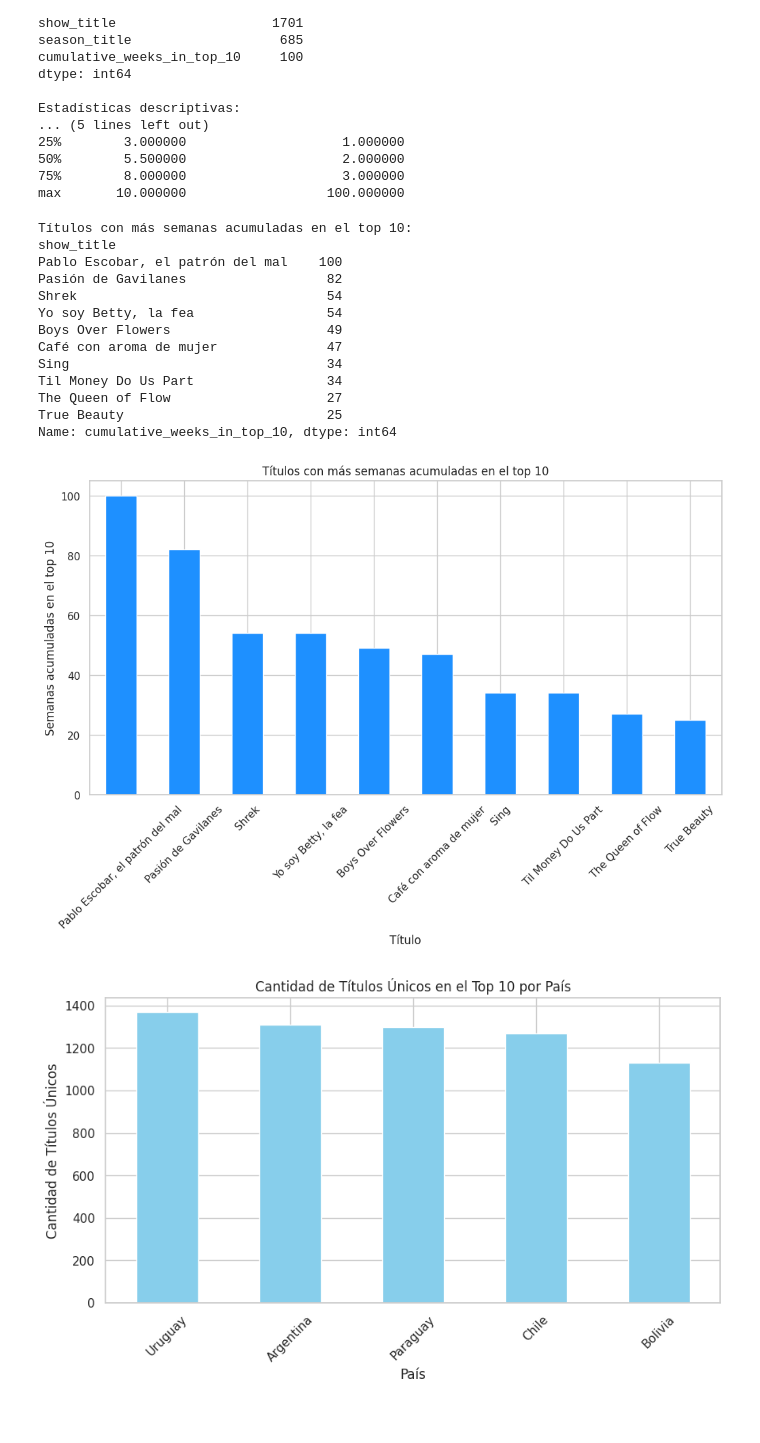
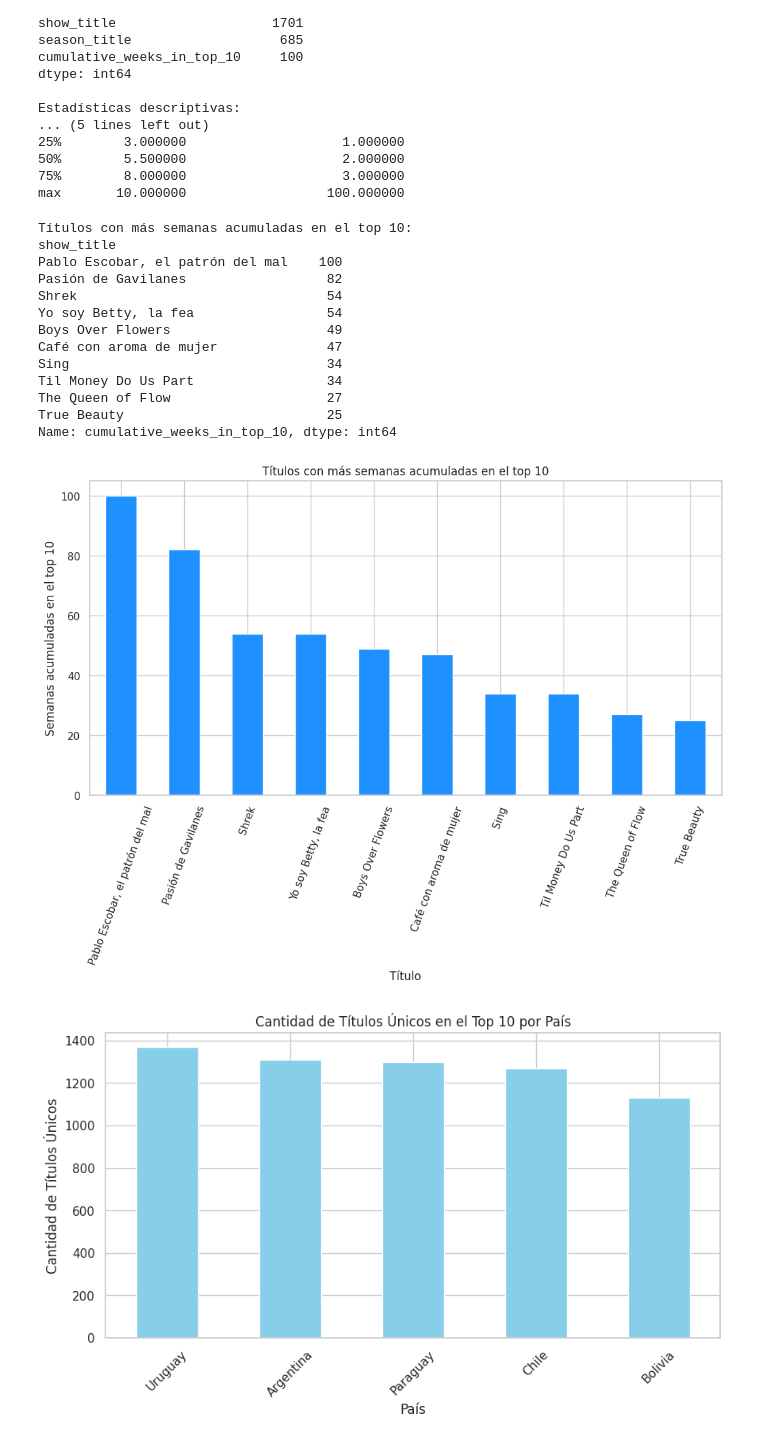
Before and after one commit to CristianAyala/infovis, a Jupyter notebook: TP_FINAL_AYALA_COCA_NETFLIX_ITBA_VISUALIZACION_DE_LA_INFORMACION_V2.ipynb, the cells around one changed output. Cells and saved outputs as stored; diff of their text form; code cells hidden in the pictures.

```diff
--- a/TP_FINAL_AYALA_COCA_NETFLIX_ITBA_VISUALIZACION_DE_LA_INFORMACION_V2.ipynb
+++ b/TP_FINAL_AYALA_COCA_NETFLIX_ITBA_VISUALIZACION_DE_LA_INFORMACION_V2.ipynb
@@ -101,33 +101,33 @@ max       10.000000                  100.000000
 # %%
 # @title
 # Análisis de popularidad de títulos (semanas en el top 10)
 top_titles = df.groupby('show_title')['cumulative_weeks_in_top_10'].max().sort_values(ascending=False).head(10)
 print("\nTítulos con más semanas acumuladas en el top 10:")
 print(top_titles)
 
 # Gráfico de barras de los títulos más populares por semanas acumuladas en el top 10
 plt.figure(figsize=(12, 6))
 top_titles.plot(kind='bar', color='dodgerblue')
 plt.title('Títulos con más semanas acumuladas en el top 10')
 plt.xlabel('Título')
 plt.ylabel('Semanas acumuladas en el top 10')
-plt.xticks(rotation=45)
+plt.xticks(rotation=70)
 plt.show()
 # %% [output]
 Títulos con más semanas acumuladas en el top 10:
 show_title
 Pablo Escobar, el patrón del mal    100
 Pasión de Gavilanes                  82
 Shrek                                54
 Yo soy Betty, la fea                 54
 Boys Over Flowers                    49
 Café con aroma de mujer              47
 Sing                                 34
 Til Money Do Us Part                 34
 The Queen of Flow                    27
 True Beauty                          25
 Name: cumulative_weeks_in_top_10, dtype: int64
-[figure, old version]
+[figure, new version]
 # %%
 # @title
 # Número de títulos únicos en el top 10 por país
```
Also changed, not shown: parts of 1 cell of this notebook.
